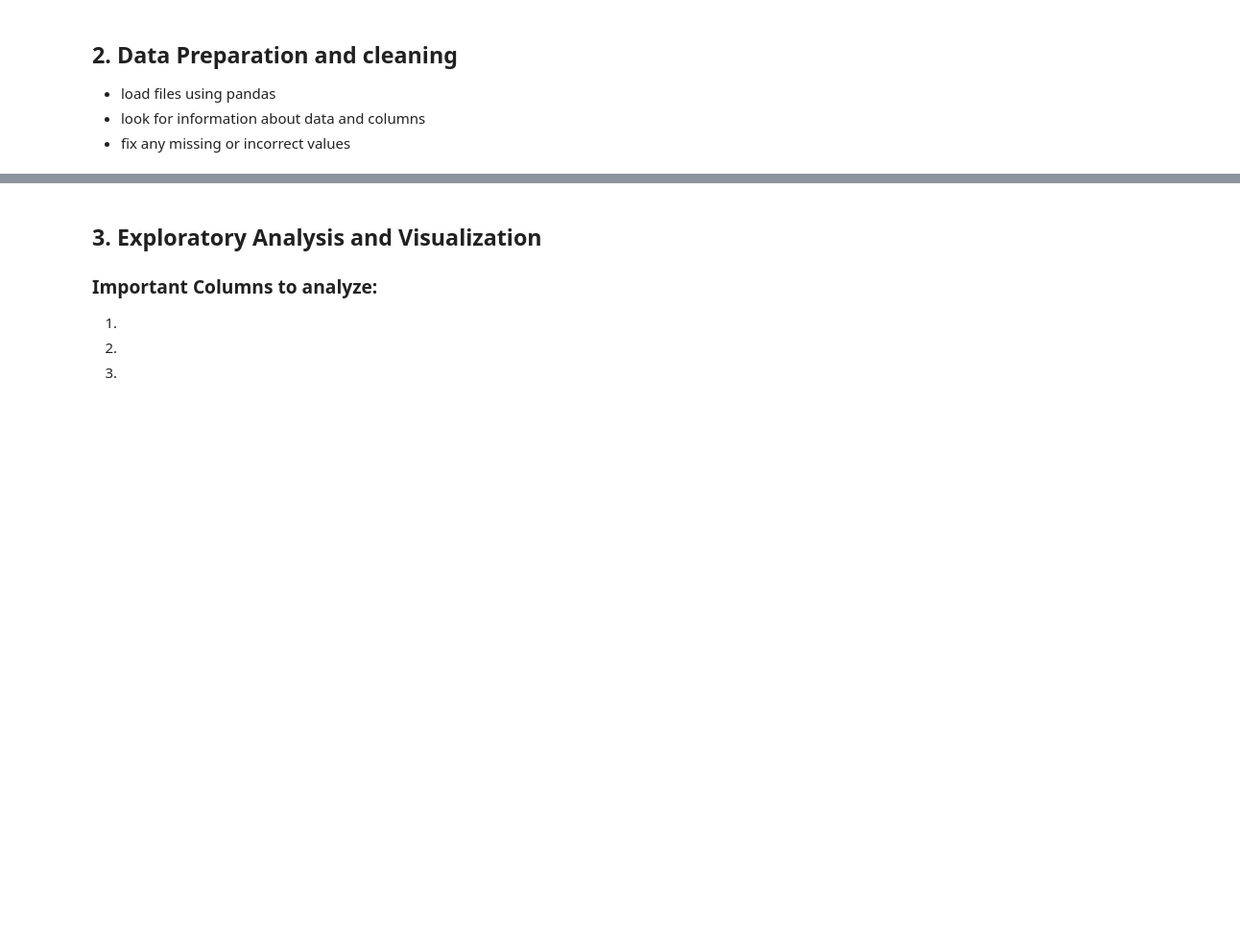
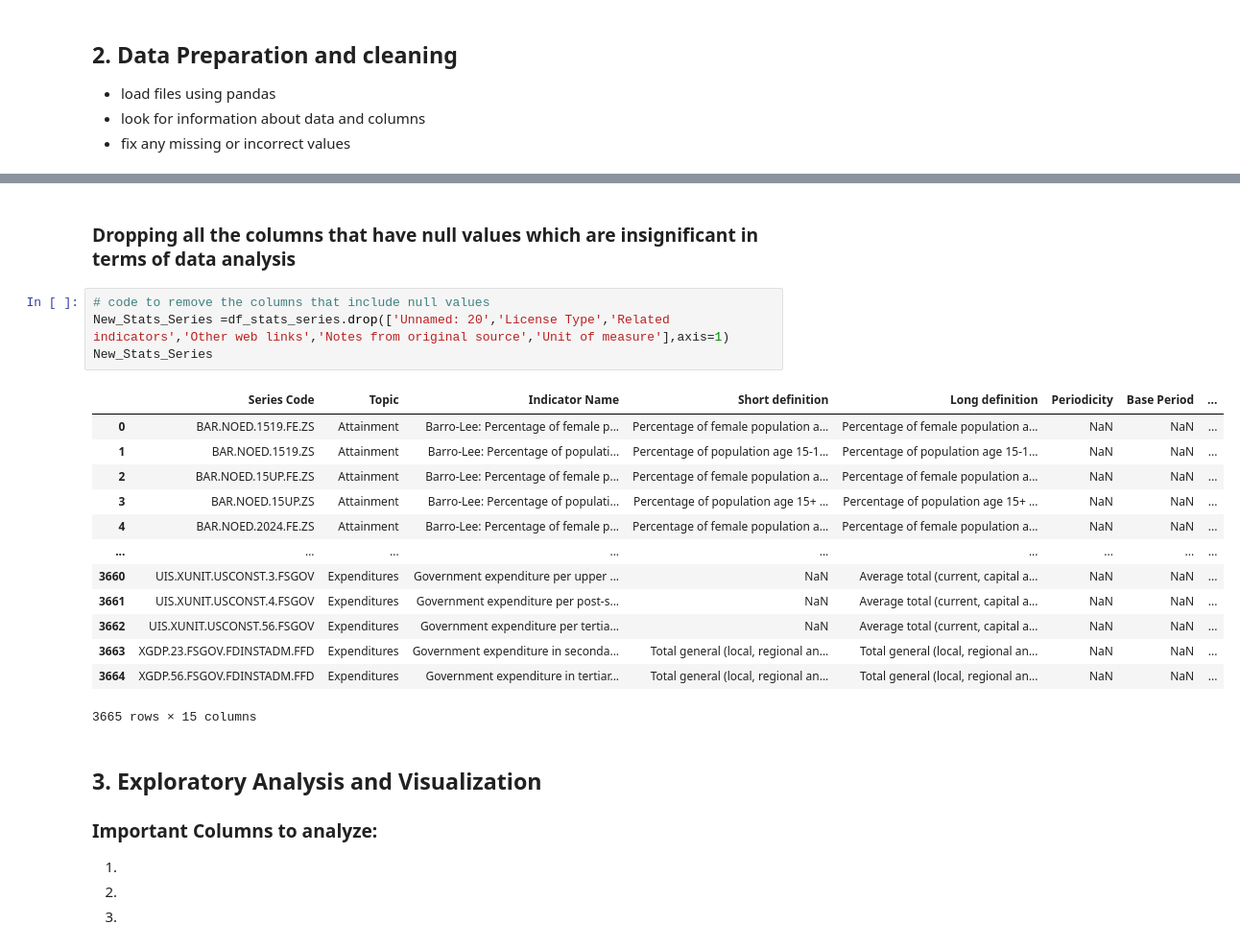
Before and after one commit to deba-roy/World_Bank_Global_Education_Analysis, a Jupyter notebook: DEBARTHA_ROY_CHOWDHURY_World_Bank_Global_Education_Analysis_Capstone_Project.ipynb, the cells around one changed output, grey strips where cells are left out. Shown: that part at 96% size. Drawn from its saved outputs; the diff is of its cells as text; blank space fills up the shorter version.

```diff
--- a/DEBARTHA_ROY_CHOWDHURY_World_Bank_Global_Education_Analysis_Capstone_Project.ipynb
+++ b/DEBARTHA_ROY_CHOWDHURY_World_Bank_Global_Education_Analysis_Capstone_Project.ipynb
@@ -18,3 +332,23 @@
+# %% [markdown]
+### Dropping all the columns that have null values which are insignificant in terms of data analysis
+# %%
+# code to remove the columns that include null values
+New_Stats_Series =df_stats_series.drop(['Unnamed: 20','License Type','Related indicators','Other web links','Notes from original source','Unit of measure'],axis=1)
+New_Stats_Series
+# %% [output]
+|  | Series Code | Topic | Indicator Name | Short definition | Long definition | Periodicity | Base Period | ... |
+| 0 | BAR.NOED.1519.FE.ZS | Attainment | Barro-Lee: Percentage of female p... | Percentage of female population a... | Percentage of female population a... | NaN | NaN | ... |
+| 1 | BAR.NOED.1519.ZS | Attainment | Barro-Lee: Percentage of populati... | Percentage of population age 15-1... | Percentage of population age 15-1... | NaN | NaN | ... |
+| 2 | BAR.NOED.15UP.FE.ZS | Attainment | Barro-Lee: Percentage of female p... | Percentage of female population a... | Percentage of female population a... | NaN | NaN | ... |
+| 3 | BAR.NOED.15UP.ZS | Attainment | Barro-Lee: Percentage of populati... | Percentage of population age 15+ ... | Percentage of population age 15+ ... | NaN | NaN | ... |
+| 4 | BAR.NOED.2024.FE.ZS | Attainment | Barro-Lee: Percentage of female p... | Percentage of female population a... | Percentage of female population a... | NaN | NaN | ... |
+| ... | ... | ... | ... | ... | ... | ... | ... | ... |
+| 3660 | UIS.XUNIT.USCONST.3.FSGOV | Expenditures | Government expenditure per upper ... | NaN | Average total (current, capital a... | NaN | NaN | ... |
+| 3661 | UIS.XUNIT.USCONST.4.FSGOV | Expenditures | Government expenditure per post-s... | NaN | Average total (current, capital a... | NaN | NaN | ... |
+| 3662 | UIS.XUNIT.USCONST.56.FSGOV | Expenditures | Government expenditure per tertia... | NaN | Average total (current, capital a... | NaN | NaN | ... |
+| 3663 | XGDP.23.FSGOV.FDINSTADM.FFD | Expenditures | Government expenditure in seconda... | Total general (local, regional an... | Total general (local, regional an... | NaN | NaN | ... |
+| 3664 | XGDP.56.FSGOV.FDINSTADM.FFD | Expenditures | Government expenditure in tertiar... | Total general (local, regional an... | Total general (local, regional an... | NaN | NaN | ... |
+3665 rows × 15 columns
 # %% [markdown]
 ## 3. Exploratory Analysis and Visualization
 ### Important Columns to analyze:
```
Also changed, not shown: parts of 40 cells of this notebook.
